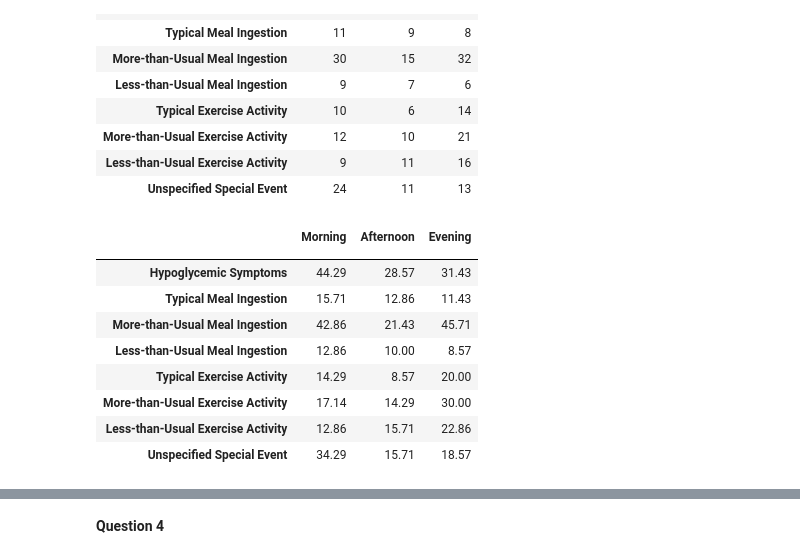
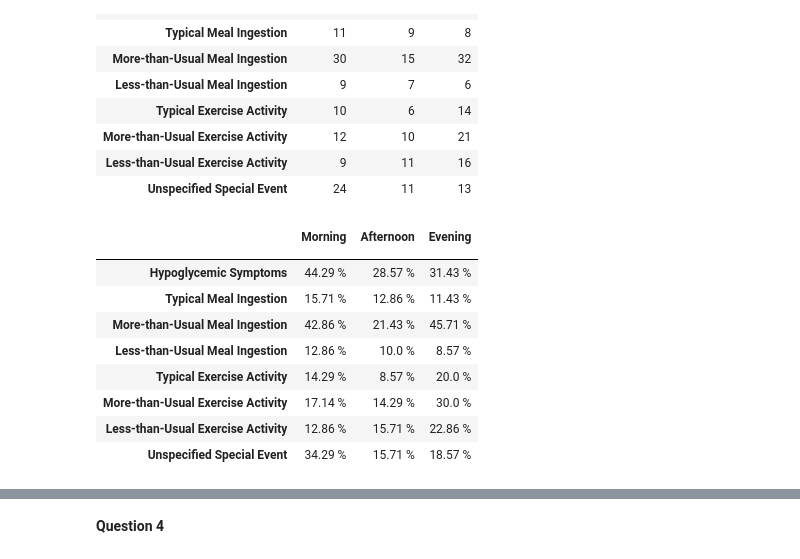
Before and after one commit to piperwilliams/BIOS6640, a Jupyter notebook: PythonProject/Code/BIOS 6640-Python Project.ipynb, the cells around one changed output, grey strips where cells are left out. Cells and saved outputs as stored; diff of their text form; code cells hidden in the pictures.

```diff
--- a/PythonProject/Code/BIOS 6640-Python Project.ipynb
+++ b/PythonProject/Code/BIOS 6640-Python Project.ipynb
@@ -46,9 +55,14 @@ data_final.shape
 (29264, 5)
 # %%
 # exclude rows with non-numerical values, total rows excluded = 8
-data_final = data_final[(data_final[['date', 'time', 'code', 'value']] !='0Hi' ).all(axis=1)]
-data_final = data_final[(data_final[['date', 'time', 'code', 'value']] !='0Lo' ).all(axis=1)]
-data_final = data_final[(data_final[['date', 'time', 'code', 'value']] !="0''" ).all(axis=1)]
+data_final = data_final[(data_final[['value']] !='0Hi' ).all(axis=1)]
+data_final = data_final[(data_final[['value']] !='0Lo' ).all(axis=1)]
+data_final = data_final[(data_final[['value']] !="0''" ).all(axis=1)]
 data_final.shape
 # %% [output]
 (29256, 5)
+# %%
+# exclude outlier time points
+data_final['Date'] = pd.to_datetime(data_final['date'], errors = 'coerce')
+data_final = data_final[(data_final['Date'] > '1980-01-01') & (data_final['Date'] < '2010-01-01')]
+data_final.shape
@@ -122,3 +117,4 @@ data_final.head()
 # %%
 # delete uneeded columns
-data_final.drop(['hour', 'minutes', 'total_minutes'], axis = 1, inplace = True)
+data_final.drop(['hour', 'minutes', 'total_minutes', 'Date'], axis = 1, inplace = True)
+data_final.head()
@@ -208,16 +196,16 @@ table_3
 | Unspecified Special Event | 24 | 11 | 13 |
 # %%
 # divide each cell by 70 to get proportions, also round to two decimal places
-table_3b = round((table_3/70)*100, 2)
+table_3b = (round((table_3/70)*100, 2)).astype(str) +' %'
 table_3b
 # %% [output]
 |  | Morning | Afternoon | Evening |
 |  |  |  |  |
-| Hypoglycemic Symptoms | 44.29 | 28.57 | 31.43 |
-| Typical Meal Ingestion | 15.71 | 12.86 | 11.43 |
-| More-than-Usual Meal Ingestion | 42.86 | 21.43 | 45.71 |
-| Less-than-Usual Meal Ingestion | 12.86 | 10.00 | 8.57 |
-| Typical Exercise Activity | 14.29 | 8.57 | 20.00 |
-| More-than-Usual Exercise Activity | 17.14 | 14.29 | 30.00 |
-| Less-than-Usual Exercise Activity | 12.86 | 15.71 | 22.86 |
-| Unspecified Special Event | 34.29 | 15.71 | 18.57 |
+| Hypoglycemic Symptoms | 44.29 % | 28.57 % | 31.43 % |
+| Typical Meal Ingestion | 15.71 % | 12.86 % | 11.43 % |
+| More-than-Usual Meal Ingestion | 42.86 % | 21.43 % | 45.71 % |
+| Less-than-Usual Meal Ingestion | 12.86 % | 10.0 % | 8.57 % |
+| Typical Exercise Activity | 14.29 % | 8.57 % | 20.0 % |
+| More-than-Usual Exercise Activity | 17.14 % | 14.29 % | 30.0 % |
+| Less-than-Usual Exercise Activity | 12.86 % | 15.71 % | 22.86 % |
+| Unspecified Special Event | 34.29 % | 15.71 % | 18.57 % |
```
Also changed, not shown: parts of 30 cells of this notebook.
